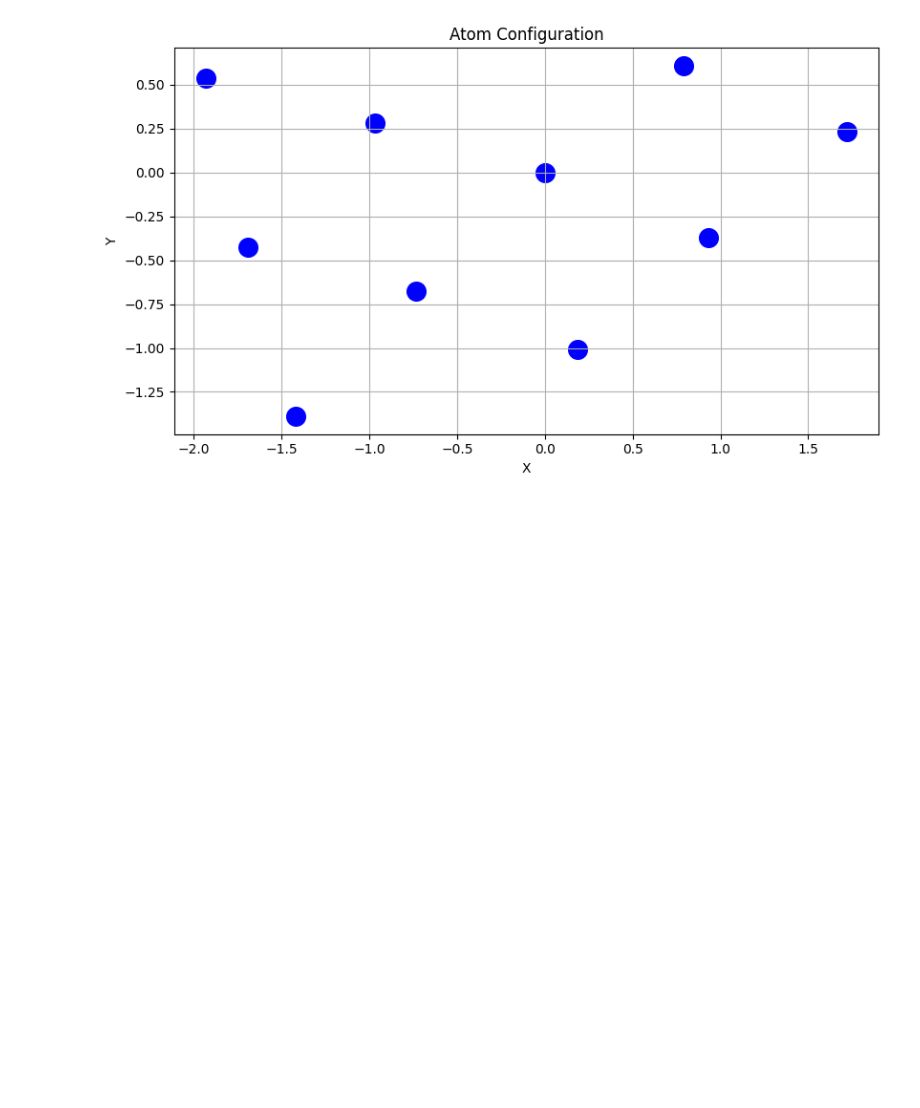
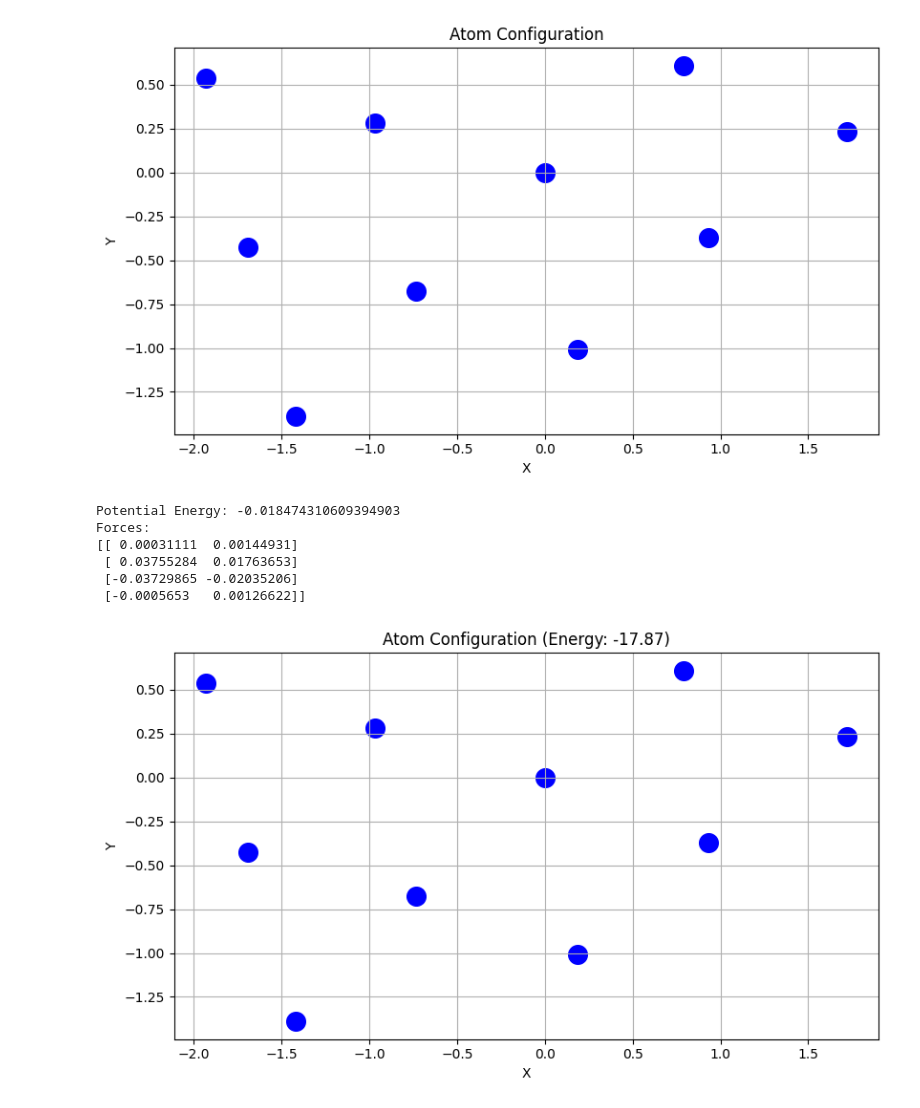
Before and after one commit to Justusperthes/Comphy, a Jupyter notebook: w7/periodic_systems.ipynb, the cells around one changed output. Drawn from its saved outputs; the diff is of its cells as text; code cells hidden in the pictures; blank space fills up the shorter version.

```diff
--- a/w7/periodic_systems.ipynb
+++ b/w7/periodic_systems.ipynb
@@ -121,0 +134,32 @@ hellow, mamain
+# %%
+import numpy as np
+
+# Define a 2D box with size 10x10
+box = np.array([[10.0, 0.0], [0.0, 10.0]])
+
+# Define positions of 4 particles randomly within the box
+pos = np.array([
+    [1.0, 1.0],
+    [3.0, 4.0],
+    [5.0, 5.0],
+    [7.0, 2.0]
+])
+
+# Create an instance of the PeriodicLennardJones class
+lj = PeriodicLennardJones(eps=1)
+
+# Compute the potential energy of the system
+energy = lj.energy(pos, box)
+print(f"Potential Energy: {energy}")
+
+# Compute the forces acting on each particle
+forces = lj.forces(pos, box)
+print("Forces:")
+print(forces)
+# %% [output]
+Potential Energy: -0.018474310609394903
+Forces:
+[[ 0.00031111  0.00144931]
+ [ 0.03755284  0.01763653]
+ [-0.03729865 -0.02035206]
+ [-0.0005653   0.00126622]]
@@ -121,0 +285,34 @@ hellow, mamain
+# %%
+# Usage example with the provided data file and a 10x10 box
+data_file = 'lj10clusters.txt'
+box = np.array([[10.0, 0.0], [0.0, 10.0]])
+
+# Create instances of both classes
+atomic_cluster = Atomic_Cluster(data_file)
+lj = PeriodicLennardJones(eps=1)
+
+# Define a function that computes the energy for each cluster and plots them
+def plot_clusters_with_energy(atomic_cluster, lj, n_clusters, box):
+    n_cols = 1
+    n_rows = n_clusters
+    fig, axes = plt.subplots(n_rows, n_cols, figsize=(10, 5 * n_clusters))
+
+    # If there's only one cluster, axes will not be an array, so make it iterable
+    if n_clusters == 1:
+        axes = [axes]
+
+    for i in range(n_clusters):
+        pos = atomic_cluster.positions[i]
+        energy = lj.energy(pos, box)
+        ax_scatter = axes[i]  # Access the axis
+        atomic_cluster.draw(pos, ax_scatter)
+        ax_scatter.set_title(f"Atom Configuration (Energy: {energy:.2f})")
+
+    plt.tight_layout()
+    plt.show()
+
+# Assume we want to plot all clusters (e.g., 10 clusters)
+n_clusters = 1
+plot_clusters_with_energy(atomic_cluster, lj, n_clusters, box)
+# %% [output]
+[figure, added]
```
Also changed, not shown: parts of 9 cells of this notebook.
